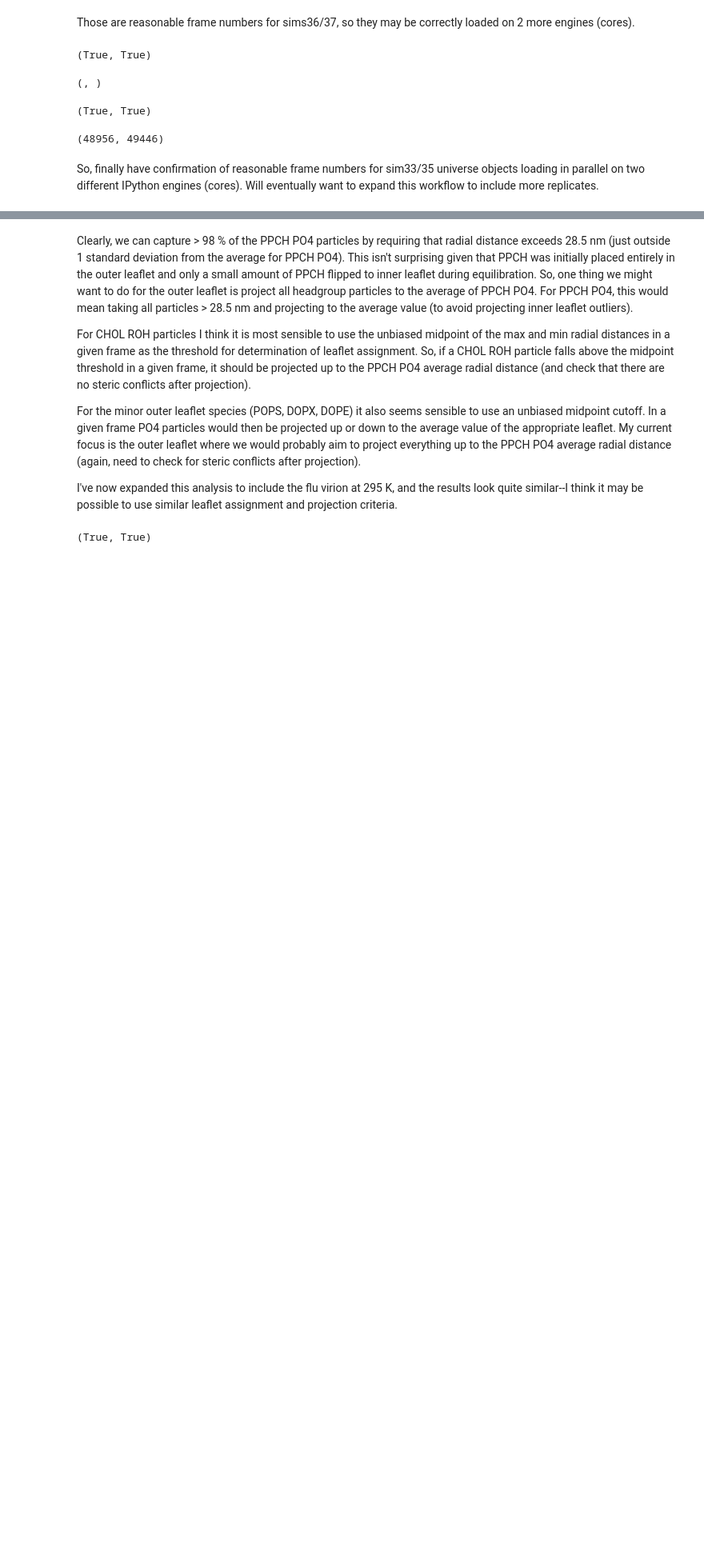
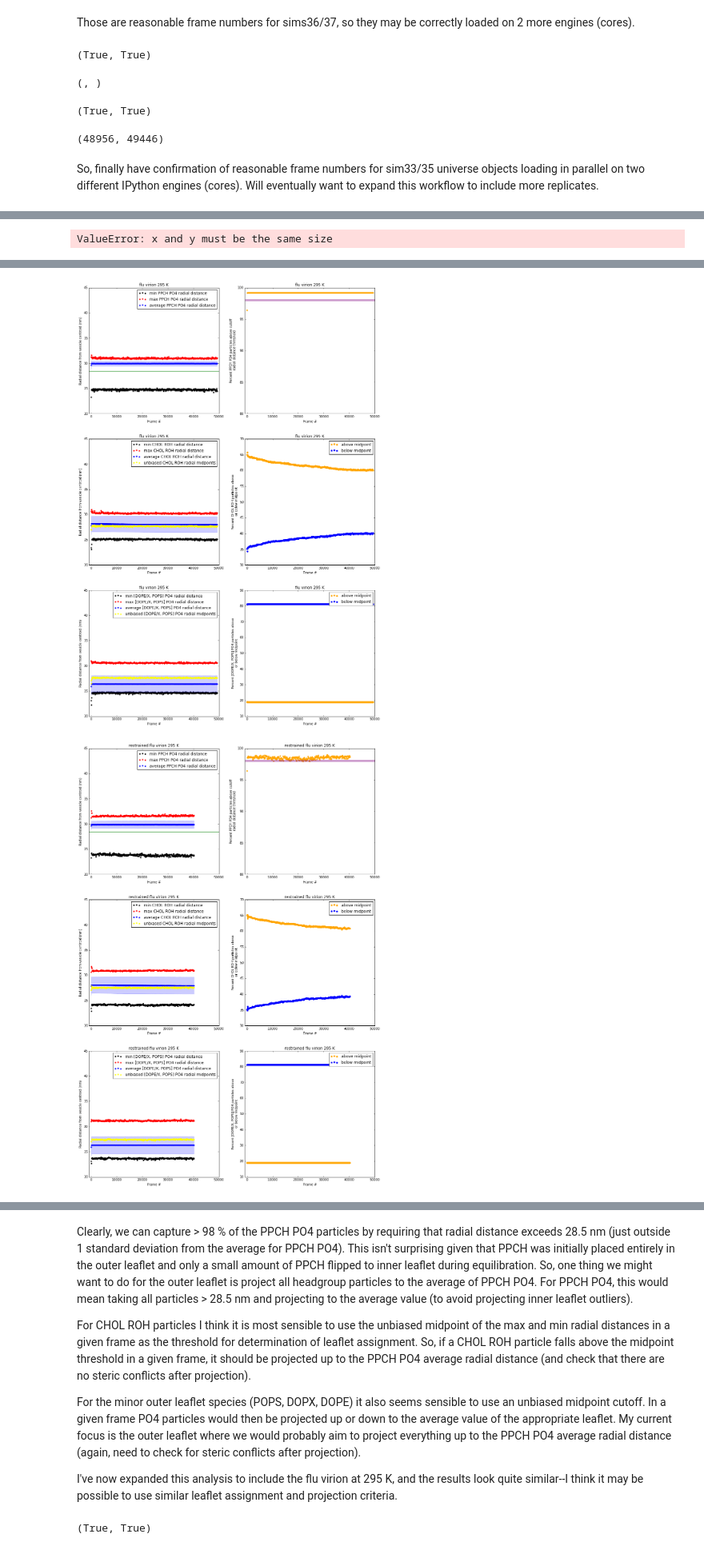
Before and after one commit to tylerjereddy/viral_voronoi_analysis, a Jupyter notebook: spherical_Voronoi_virus_analysis.ipynb, the cells around one changed output, grey strips where cells are left out. Shown at 80% size. Saved outputs shown, nothing was run; the diff lists cells and outputs as text; code cells hidden in the pictures; blank space fills up the shorter version.

```diff
--- a/spherical_Voronoi_virus_analysis.ipynb
+++ b/spherical_Voronoi_virus_analysis.ipynb
@@ -393,0 +189,28 @@ sim35_radial_assessment_instance.plot('flu virion 295 K')
+# %%
+import voronoi_analysis_library
+#plot the testing data produced above:
+fig_sim33 = plt.figure()
+sim33_radial_assessment_instance = voronoi_analysis_library.radial_distance_assessment(fig_sim33,list_min_PPCH_PO4_distances,list_max_PPCH_PO4_distances,list_average_PPCH_PO4_distances,list_std_dev_PPCH_PO4_distances,list_frame_numbers,list_PPCH_percent_above_treshold,list_min_CHOL_ROH_distances,list_max_CHOL_ROH_distances,list_average_CHOL_ROH_distances,list_std_dev_CHOL_ROH_distances,list_CHOL_ROH_midpoint_distances,list_CHOL_ROH_percent_above_threshold,list_CHOL_ROH_percent_below_threshold,list_min_remaining_headgroup_distances,list_max_remaining_headgroup_distances,list_average_remaining_headgroup_distances,list_std_dev_remaining_headgroup_distances,list_remaining_headgroup_midpoint_distances,list_remaining_headgroup_percent_above_threshold,list_remaining_headgroup_percent_below_threshold,threshold)
+sim33_radial_assessment_instance.plot('flu vesicle (no proteins)',equil_line=1)
+#test plot for sim35:
+fig_sim35 = plt.figure()
+sim35_radial_assessment_instance = voronoi_analysis_library.radial_distance_assessment(fig_sim35,sim35_list_min_PPCH_PO4_distances,sim35_list_max_PPCH_PO4_distances,sim35_list_average_PPCH_PO4_distances,sim35_list_std_dev_PPCH_PO4_distances,sim35_list_frame_numbers,sim35_list_PPCH_percent_above_treshold,sim35_list_min_CHOL_ROH_distances,sim35_list_max_CHOL_ROH_distances,sim35_list_average_CHOL_ROH_distances,sim35_list_std_dev_CHOL_ROH_distances,sim35_list_CHOL_ROH_midpoint_distances,sim35_list_CHOL_ROH_percent_above_threshold,sim35_list_CHOL_ROH_percent_below_threshold,sim35_list_min_remaining_headgroup_distances,sim35_list_max_remaining_headgroup_distances,sim35_list_average_remaining_headgroup_distances,sim35_list_std_dev_remaining_headgroup_distances,sim35_list_remaining_headgroup_midpoint_distances,sim35_list_remaining_headgroup_percent_above_threshold,sim35_list_remaining_headgroup_percent_below_threshold,sim35_threshold)
+sim35_radial_assessment_instance.plot('flu virion 295 K')
+#test plot for sim36:
+fig_sim36 = plt.figure()
+sim36_radial_assessment_instance = voronoi_analysis_library.radial_distance_assessment(fig_sim36,sim36_list_min_PPCH_PO4_distances,sim36_list_max_PPCH_PO4_distances,sim36_list_average_PPCH_PO4_distances,sim36_list_std_dev_PPCH_PO4_distances,sim36_list_frame_numbers,sim36_list_PPCH_percent_above_treshold,sim36_list_min_CHOL_ROH_distances,sim36_list_max_CHOL_ROH_distances,sim36_list_average_CHOL_ROH_distances,sim36_list_std_dev_CHOL_ROH_distances,sim36_list_CHOL_ROH_midpoint_distances,sim36_list_CHOL_ROH_percent_above_threshold,sim36_list_CHOL_ROH_percent_below_threshold,sim36_list_min_remaining_headgroup_distances,sim36_list_max_remaining_headgroup_distances,sim36_list_average_remaining_headgroup_distances,sim36_list_std_dev_remaining_headgroup_distances,sim36_list_remaining_headgroup_midpoint_distances,sim36_list_remaining_headgroup_percent_above_threshold,sim36_list_remaining_headgroup_percent_below_threshold,sim36_threshold)
+sim36_radial_assessment_instance.plot('restrained flu virion 295 K')
+#test plot for sim37:
+fig_sim37 = plt.figure()
+sim37_radial_assessment_instance = voronoi_analysis_library.radial_distance_assessment(fig_sim37,sim37_list_min_PPCH_PO4_distances,sim37_list_max_PPCH_PO4_distances,sim37_list_average_PPCH_PO4_distances,sim37_list_std_dev_PPCH_PO4_distances,sim37_list_frame_numbers,sim37_list_PPCH_percent_above_treshold,sim37_list_min_CHOL_ROH_distances,sim37_list_max_CHOL_ROH_distances,sim37_list_average_CHOL_ROH_distances,sim37_list_std_dev_CHOL_ROH_distances,sim37_list_CHOL_ROH_midpoint_distances,sim37_list_CHOL_ROH_percent_above_threshold,sim37_list_CHOL_ROH_percent_below_threshold,sim37_list_min_remaining_headgroup_distances,sim37_list_max_remaining_headgroup_distances,sim37_list_average_remaining_headgroup_distances,sim37_list_std_dev_remaining_headgroup_distances,sim37_list_remaining_headgroup_midpoint_distances,sim37_list_remaining_headgroup_percent_above_threshold,sim37_list_remaining_headgroup_percent_below_threshold,sim37_threshold)
+sim37_radial_assessment_instance.plot('flu virion 323 K')
+#test plot for sim38:
+fig_sim38 = plt.figure()
+sim38_radial_assessment_instance = voronoi_analysis_library.radial_distance_assessment(fig_sim38,sim38_list_min_PPCH_PO4_distances,sim38_list_max_PPCH_PO4_distances,sim38_list_average_PPCH_PO4_distances,sim38_list_std_dev_PPCH_PO4_distances,sim38_list_frame_numbers,sim38_list_PPCH_percent_above_treshold,sim38_list_min_CHOL_ROH_distances,sim38_list_max_CHOL_ROH_distances,sim38_list_average_CHOL_ROH_distances,sim38_list_std_dev_CHOL_ROH_distances,sim38_list_CHOL_ROH_midpoint_distances,sim38_list_CHOL_ROH_percent_above_threshold,sim38_list_CHOL_ROH_percent_below_threshold,sim38_list_min_remaining_headgroup_distances,sim38_list_max_remaining_headgroup_distances,sim38_list_average_remaining_headgroup_distances,sim38_list_std_dev_remaining_headgroup_distances,sim38_list_remaining_headgroup_midpoint_distances,sim38_list_remaining_headgroup_percent_above_threshold,sim38_list_remaining_headgroup_percent_below_threshold,sim38_threshold)
+sim38_radial_assessment_instance.plot('FORS flu virion 295 K')
+#test plot for sim39:
+fig_sim39 = plt.figure()
+sim39_radial_assessment_instance = voronoi_analysis_library.radial_distance_assessment(fig_sim39,sim39_list_min_PPCH_PO4_distances,sim39_list_max_PPCH_PO4_distances,sim39_list_average_PPCH_PO4_distances,sim39_list_std_dev_PPCH_PO4_distances,sim39_list_frame_numbers,sim39_list_PPCH_percent_above_treshold,sim39_list_min_CHOL_ROH_distances,sim39_list_max_CHOL_ROH_distances,sim39_list_average_CHOL_ROH_distances,sim39_list_std_dev_CHOL_ROH_distances,sim39_list_CHOL_ROH_midpoint_distances,sim39_list_CHOL_ROH_percent_above_threshold,sim39_list_CHOL_ROH_percent_below_threshold,sim39_list_min_remaining_headgroup_distances,sim39_list_max_remaining_headgroup_distances,sim39_list_average_remaining_headgroup_distances,sim39_list_std_dev_remaining_headgroup_distances,sim39_list_remaining_headgroup_midpoint_distances,sim39_list_remaining_headgroup_percent_above_threshold,sim39_list_remaining_headgroup_percent_below_threshold,sim39_threshold)
+sim39_radial_assessment_instance.plot('FORS flu virion 323 K')
+# %% [output]
+ValueError: x and y must be the same size
@@ -393,0 +218,2 @@ sim35_radial_assessment_instance.plot('flu virion 295 K')
+[figure, added]
+[figure, added]
```
Also changed, not shown: parts of 7 cells of this notebook, 1 other file.
